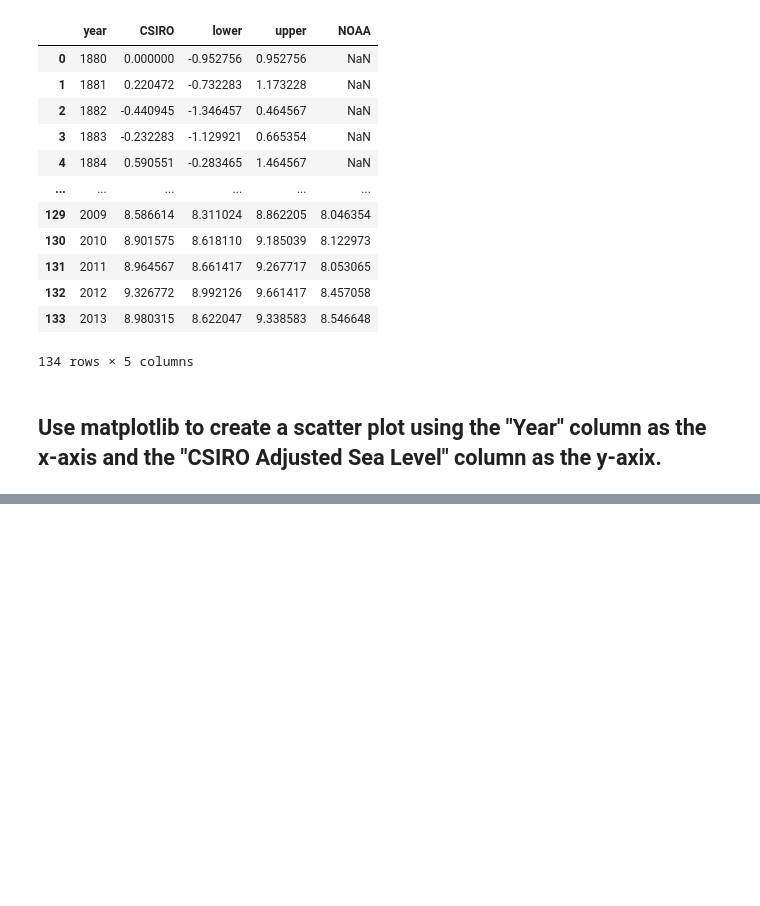
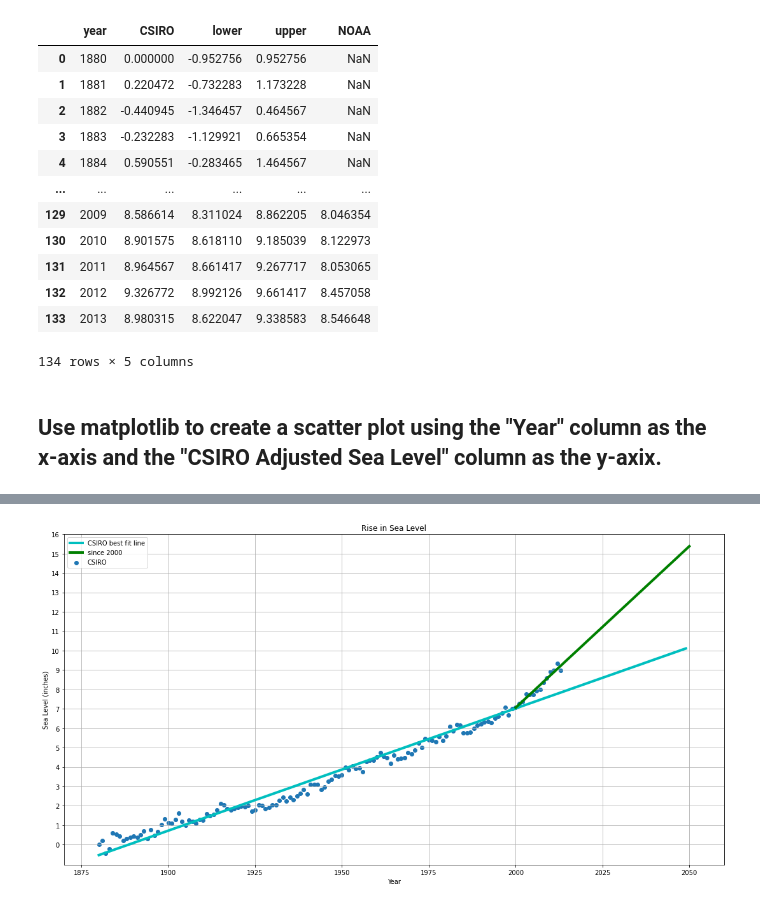
Before and after one commit to Hector-N/FCC-Data-Analysis-with-Python-Certification, a Jupyter notebook: sea_level_predictor/slp.ipynb, the cells around one changed output, grey strips where cells are left out. Drawn from its saved outputs; the diff is of its cells as text; code cells hidden in the pictures; blank space fills up the shorter version.

```diff
--- a/sea_level_predictor/slp.ipynb
+++ b/sea_level_predictor/slp.ipynb
@@ -284,15 +132,0 @@ sea.dtypes
-# %%
-fig = plt.figure(figsize=(16, 8))
-axes = fig.add_axes([0, 0, 1, 1])
-axes.set_title('Rise in Sea Level')
-axes.set_xlabel('Year')
-axes.set_ylabel('Sea Level (inches)')
-
-
-
-plt.grid()
-plt.scatter('year', 'CSIRO', data=sea)
-
-lin = linregress(sea.year, sea.CSIRO)
-plt.plot(sea.year, (lin.intercept + lin.slope * sea.year), 'c')
-axes.xaxis.lablepad = 10
@@ -345,0 +133,61 @@ res?
+# %%
+def draw_plot_v_final():
+
+    # Read data from file
+    sea = parse_sea_data()
+
+    # Create scatter plot
+
+    fig = plt.figure(figsize=(16, 8))
+    axes = fig.add_axes([0.1, 0.1, 0.9, 0.9])
+
+    # plot CSIRO data
+    plt.scatter('year', 'CSIRO', data=sea)
+
+
+    # Linear Regression
+    # finds the line of best fit line through your data
+    # by searching for the regression coefficient (B1) that minimizes the total error (e) of the model.
+
+    # main line
+    lin = linregress(sea.year, sea.CSIRO)
+    x = sea.year
+    z = pd.Series(range(2014, 2050, 1), dtype='float')
+    x = pd.concat((x, z), axis=0)
+    x.sort_values(inplace=True)
+    y = (lin.intercept + (lin.slope * x))
+    axes.plot(x, y, 'c', lw=4, label='CSIRO best fit line')
+
+    # 2000 line
+    data_x_since_2000 = sea.loc[sea.year >= 2000, 'year']
+    data_y_since_2000 = sea.loc[sea.year >= 2000, 'CSIRO']
+    lin_2000 = linregress(data_x_since_2000, data_y_since_2000)
+
+    x_2000 = pd.Series(range(2000, 2051, 1), dtype='float')
+    y_2000 = (lin_2000.intercept + (lin_2000.slope * x_2000))
+    axes.plot(x_2000, y_2000, 'g', label='since 2000', lw=4)
+
+
+    # Add axes attributes
+    axes.set_title('Rise in Sea Level')
+    axes.set_xlabel('Year')
+    axes.set_ylabel('Sea Level (inches)')
+    axes.set_xticks([1850.0, 1875.0, 1900.0, 1925.0, 1950.0, 1975.0, 2000.0, 2025.0, 2050.0, 2075.0])
+    axes.set_yticks(list(range(0, 20)))
+
+    axes.set_xlim((1870.0, 2060.0))
+    axes.set_ylim((-1.0355688083726844, 16.0))
+    axes.legend()
+
+    # axes tuning
+    plt.grid()
+
+    # Save plot and return data for testing
+    plt.savefig('sea_level_plot.png')
+    return plt.gca()
+    # return fig
+
+
+fig_final = draw_plot_v_final()
+# %% [output]
+[figure, added]
```
Also changed, not shown: parts of 29 cells of this notebook, 3 other files.
